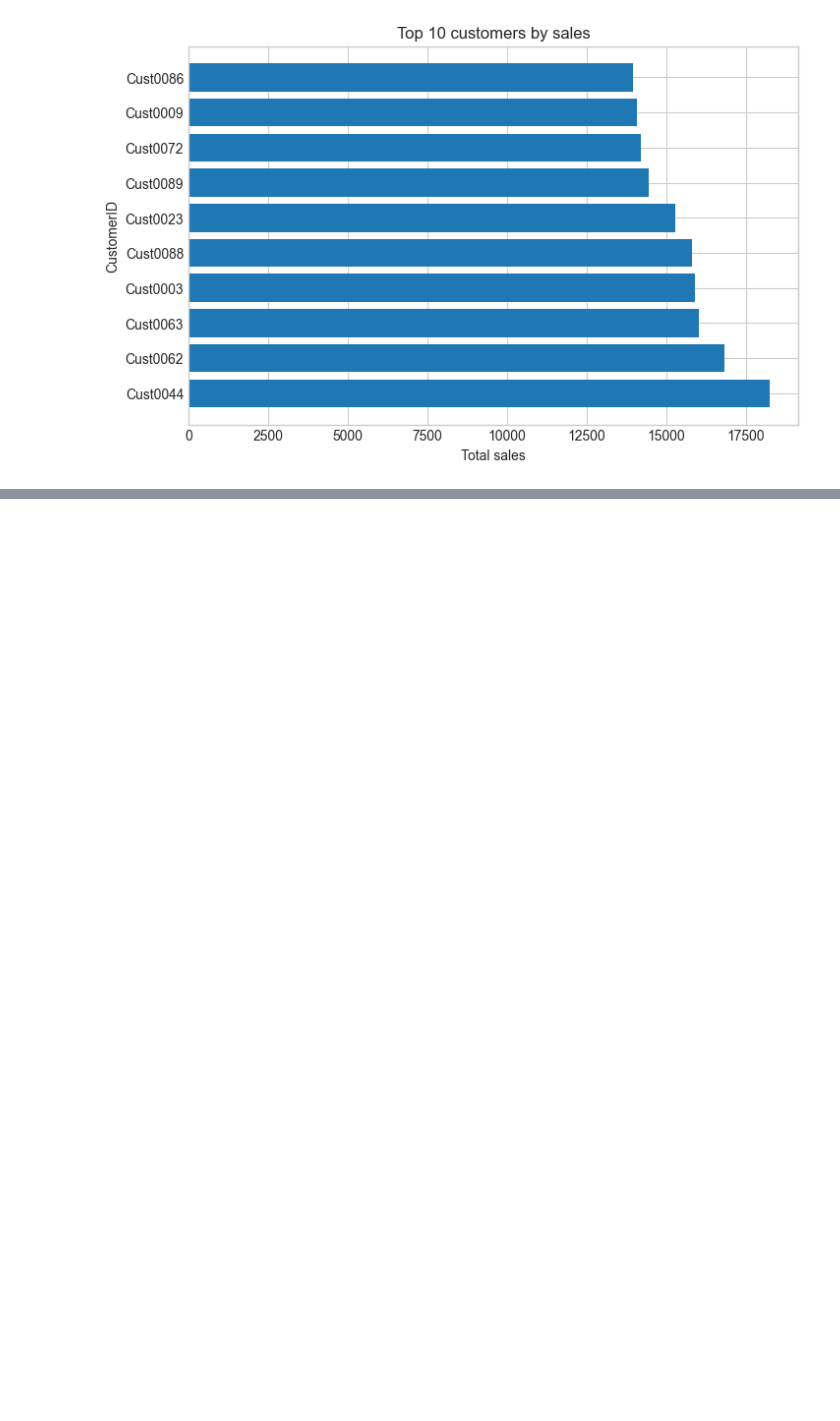
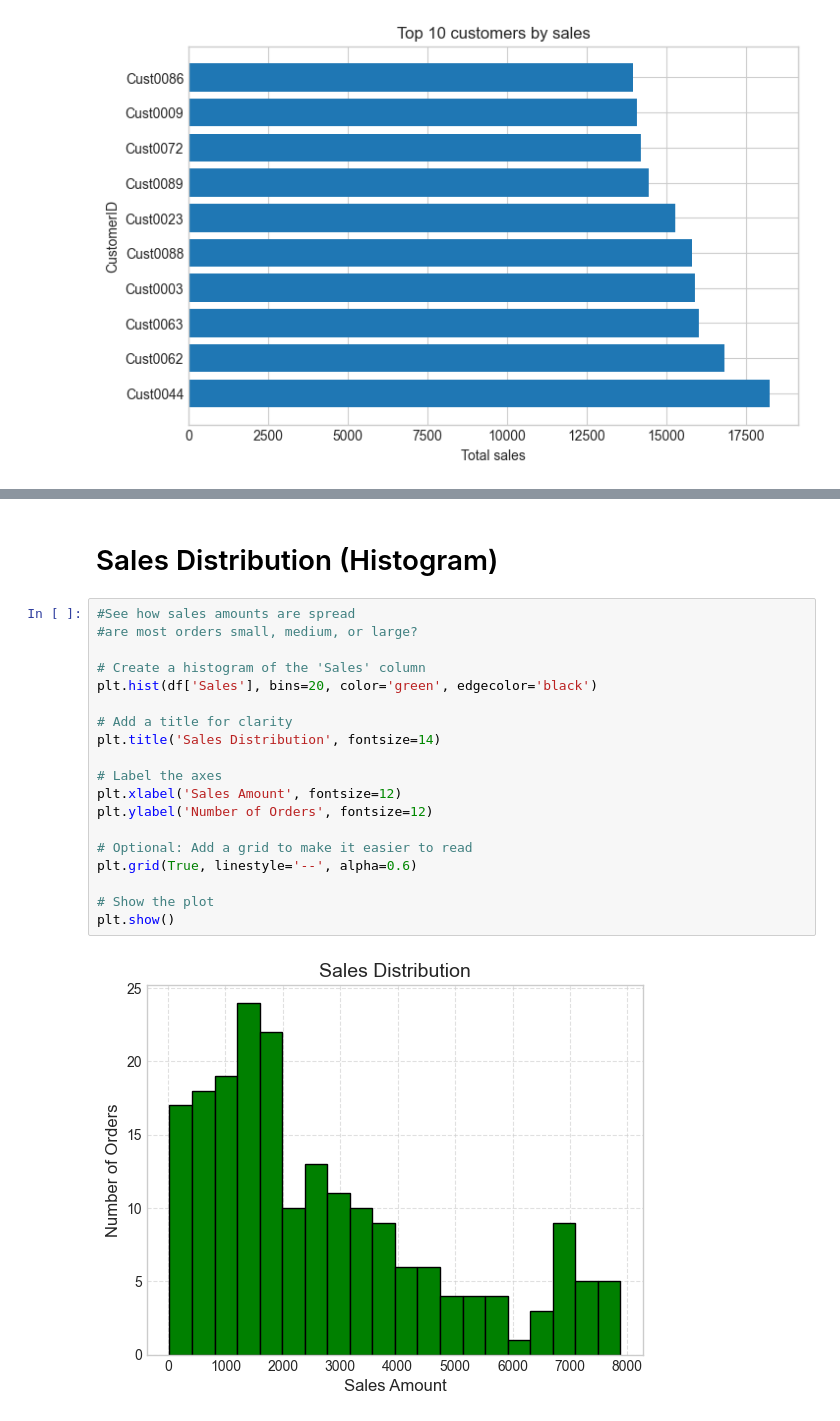
Before and after one commit to Medisa73/Retail_Sales_Project, a Jupyter notebook: retail_sales_data.ipynb, the cells around one changed output, grey strips where cells are left out. Saved outputs shown, nothing was run; the diff lists cells and outputs as text; blank space fills up the shorter version.

```diff
--- a/retail_sales_data.ipynb
+++ b/retail_sales_data.ipynb
@@ -543,0 +526,23 @@ plt.show()
+# %% [markdown]
+# Sales Distribution (Histogram)
+# %%
+#See how sales amounts are spread
+#are most orders small, medium, or large?
+
+# Create a histogram of the 'Sales' column
+plt.hist(df['Sales'], bins=20, color='green', edgecolor='black')
+
+# Add a title for clarity
+plt.title('Sales Distribution', fontsize=14)
+
+# Label the axes
+plt.xlabel('Sales Amount', fontsize=12)
+plt.ylabel('Number of Orders', fontsize=12)
+
+# Optional: Add a grid to make it easier to read
+plt.grid(True, linestyle='--', alpha=0.6)
+
+# Show the plot
+plt.show()
+# %% [output]
+[figure, added]
```
Also changed, not shown: parts of 7 cells of this notebook.
